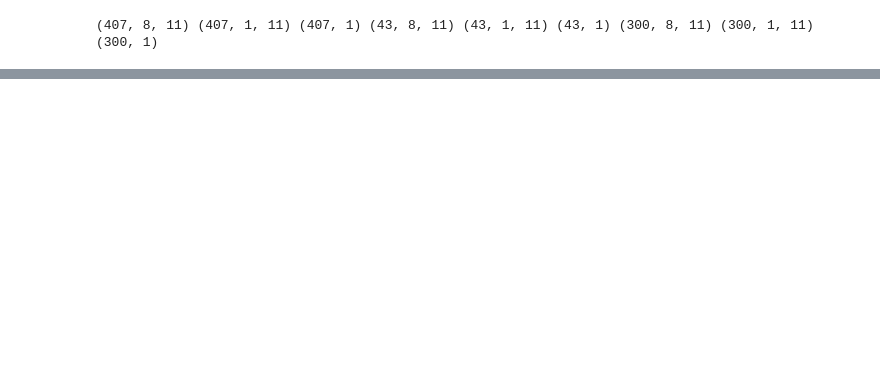
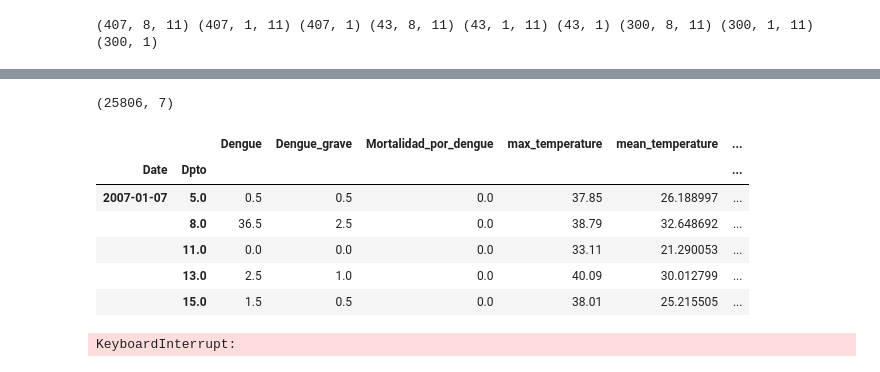
Before and after one commit to Juanmontenegro99/EWS_Dengue_DL, a Jupyter notebook: Code/LSTM.ipynb, the cells around one changed output, grey strips where cells are left out. Cells and saved outputs as stored; diff of their text form; code cells hidden in the pictures; blank space fills up the shorter version.

Commit message:
Create dptos model

```diff
--- a/Code/LSTM.ipynb
+++ b/Code/LSTM.ipynb
@@ -324,0 +361,30 @@ model.save_weights('model_weights605.h5')
+# %%
+dataset = pd.read_csv("../Data/finaldata_dptos.csv", parse_dates=['Date'])#, index_col=['Date', 'Dpto'])
+dataset['Dpto'] = pd.to_numeric(dataset['Dpto']).astype(np.float32())
+dataset = dataset.set_index(['Date', 'Dpto'])
+print(dataset.shape)
+dataset.head()
+# %% [output]
+(25806, 7)
+|  |  | Dengue | Dengue_grave | Mortalidad_por_dengue | max_temperature | mean_temperature | ... |
+| Date | Dpto |  |  |  |  |  | ... |
+| 2007-01-07 | 5.0 | 0.5 | 0.5 | 0.0 | 37.85 | 26.188997 | ... |
+|  | 8.0 | 36.5 | 2.5 | 0.0 | 38.79 | 32.648692 | ... |
+|  | 11.0 | 0.0 | 0.0 | 0.0 | 33.11 | 21.290053 | ... |
+|  | 13.0 | 2.5 | 1.0 | 0.0 | 40.09 | 30.012799 | ... |
+|  | 15.0 | 1.5 | 0.5 | 0.0 | 38.01 | 25.215505 | ... |
+# %%
+unique_departments = dataset.index.get_level_values('Dpto')
+
+dataset1 = []
+for d in unique_departments:
+    # Scaling and normalizing data.
+    scaler      = MinMaxScaler()
+    subset = dataset.loc[dataset.index.get_level_values('Dpto') == d]
+    data_scaled = scaler.fit_transform(subset)
+    dataset1.append(pd.DataFrame(data_scaled, index = subset.index,
+                        columns = subset.columns))
+dataset1 = pd.concat(dataset1).sort_index()
+dataset1
+# %% [output]
+KeyboardInterrupt:
```
Also changed, not shown: parts of 18 cells of this notebook, 1 other file.
